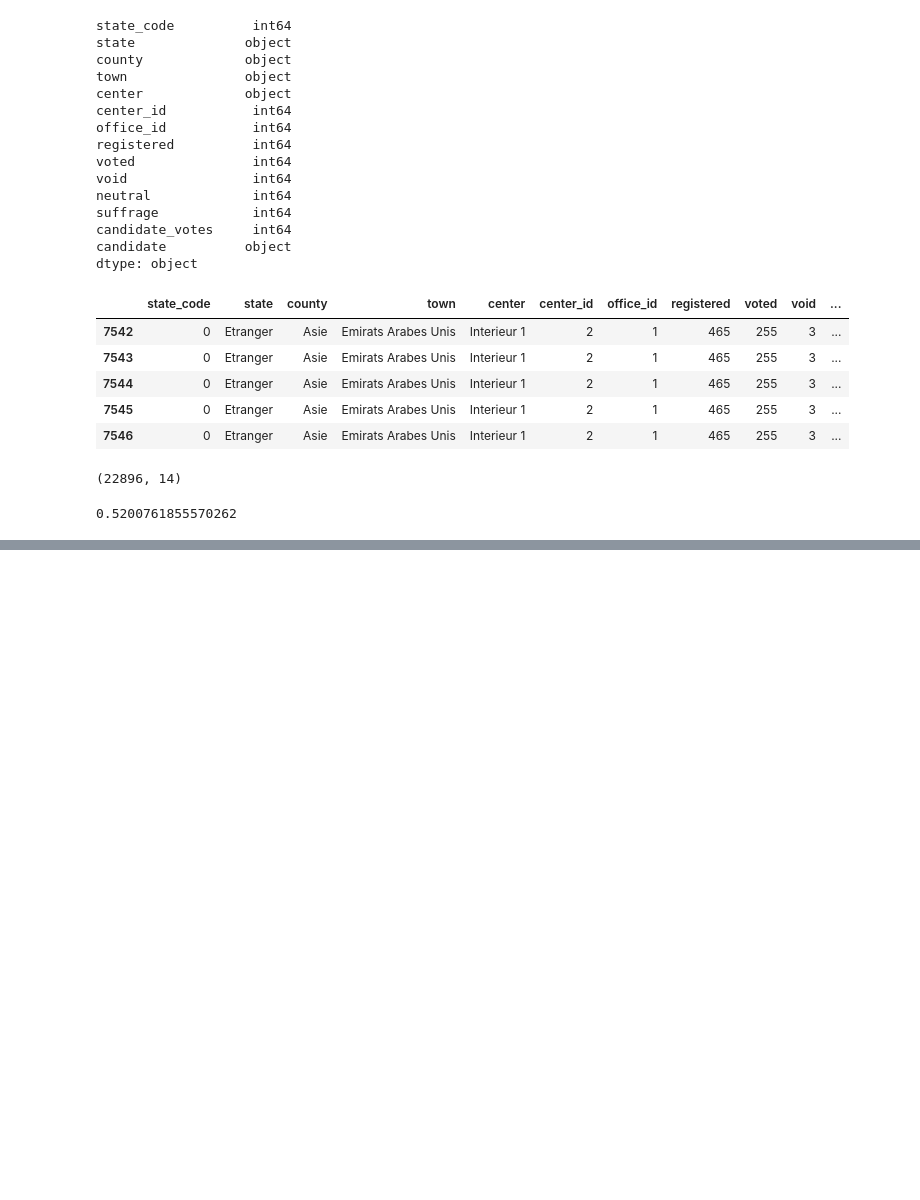
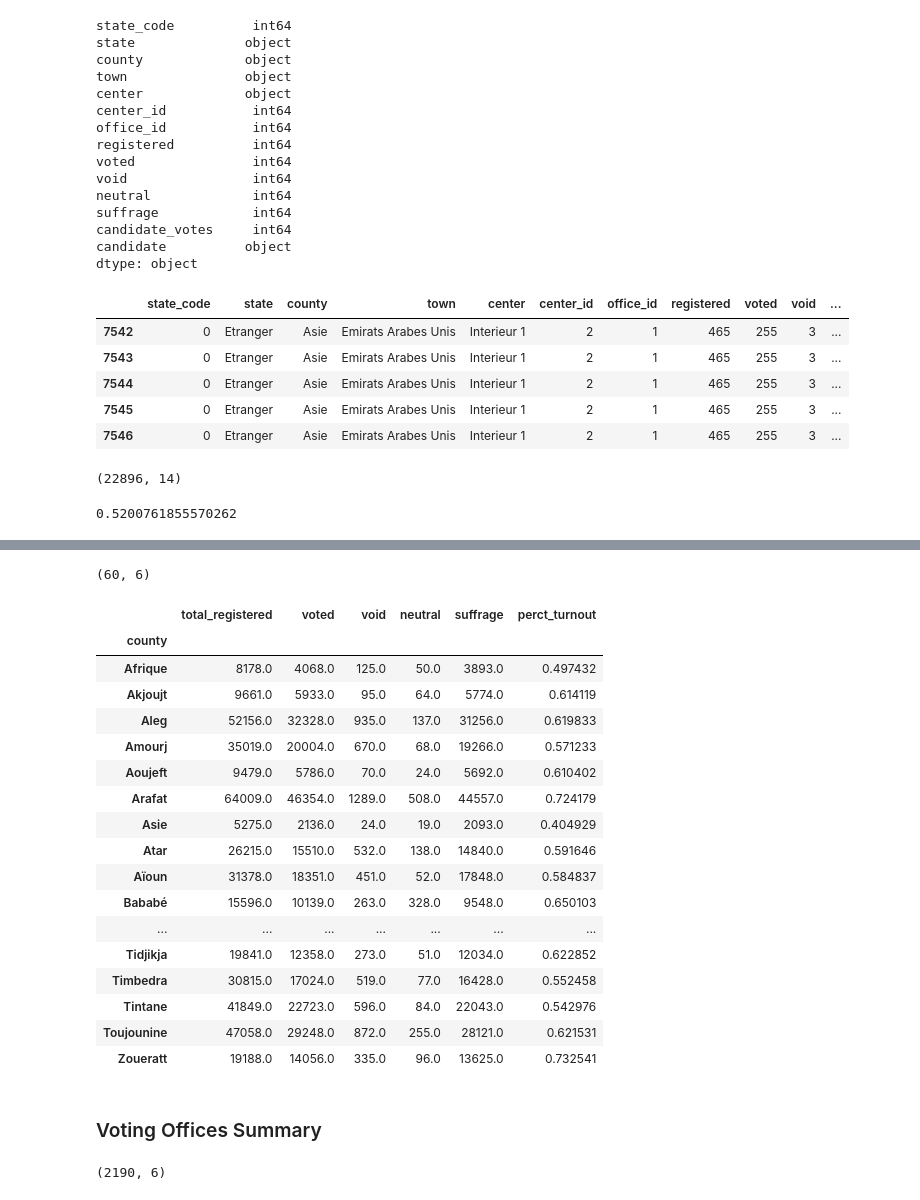
Before and after one commit to Mauritycs/2019_Election_Results, a Jupyter notebook: Notebooks/mainCleanUp.ipynb, the cells around one changed output, grey strips where cells are left out. Drawn from its saved outputs; the diff is of its cells as text; code cells hidden in the pictures; blank space fills up the shorter version.

Commit message:
offices summary dataframe ready

```diff
--- a/Notebooks/mainCleanUp.ipynb
+++ b/Notebooks/mainCleanUp.ipynb
@@ -254,0 +205,25 @@ dtype: int64
+# %%
+# group by county
+counties_groupby = election_data.groupby('county')
+
+# init dataframe
+counties_summary_df = pd.DataFrame()
+
+# get the number of registered voters
+counties_summary_df['total_registered'] = counties_groupby['registered'].sum() / 6
+
+# get the number of people who voted, null, suffrage
+# voted
+counties_summary_df['voted'] = counties_groupby['voted'].sum() / 6
+
+# void column by county
+counties_summary_df['void'] = counties_groupby['void'].sum() / 6
+
+# neutral column
+counties_summary_df['neutral'] = counties_groupby['neutral'].sum() / 6
+
+# suffrage column
+counties_summary_df['suffrage'] = counties_groupby['suffrage'].sum() / 6
+
+# percentage turnout by county
+counties_summary_df['perct_turnout'] = counties_summary_df['voted'] / counties_summary_df['total_registered']
@@ -254,0 +233,27 @@ dtype: int64
+# %%
+counties_summary_df.shape
+# %% [output]
+(60, 6)
+# %%
+counties_summary_df
+# %% [output]
+|  | total_registered | voted | void | neutral | suffrage | perct_turnout |
+| county |  |  |  |  |  |  |
+| Afrique | 8178.0 | 4068.0 | 125.0 | 50.0 | 3893.0 | 0.497432 |
+| Akjoujt | 9661.0 | 5933.0 | 95.0 | 64.0 | 5774.0 | 0.614119 |
+| Aleg | 52156.0 | 32328.0 | 935.0 | 137.0 | 31256.0 | 0.619833 |
+| Amourj | 35019.0 | 20004.0 | 670.0 | 68.0 | 19266.0 | 0.571233 |
+| Aoujeft | 9479.0 | 5786.0 | 70.0 | 24.0 | 5692.0 | 0.610402 |
+| Arafat | 64009.0 | 46354.0 | 1289.0 | 508.0 | 44557.0 | 0.724179 |
+| Asie | 5275.0 | 2136.0 | 24.0 | 19.0 | 2093.0 | 0.404929 |
+| Atar | 26215.0 | 15510.0 | 532.0 | 138.0 | 14840.0 | 0.591646 |
+| Aïoun | 31378.0 | 18351.0 | 451.0 | 52.0 | 17848.0 | 0.584837 |
+| Bababé | 15596.0 | 10139.0 | 263.0 | 328.0 | 9548.0 | 0.650103 |
+| ... | ... | ... | ... | ... | ... | ... |
+| Tidjikja | 19841.0 | 12358.0 | 273.0 | 51.0 | 12034.0 | 0.622852 |
+| Timbedra | 30815.0 | 17024.0 | 519.0 | 77.0 | 16428.0 | 0.552458 |
+| Tintane | 41849.0 | 22723.0 | 596.0 | 84.0 | 22043.0 | 0.542976 |
+| Toujounine | 47058.0 | 29248.0 | 872.0 | 255.0 | 28121.0 | 0.621531 |
+| Zoueratt | 19188.0 | 14056.0 | 335.0 | 96.0 | 13625.0 | 0.732541 |
+# %% [markdown]
+### Voting Offices Summary
@@ -254,0 +285,4 @@ dtype: int64
+# %%
+offices_summary_df.shape
+# %% [output]
+(2190, 6)
```
Also changed, not shown: parts of 7 cells of this notebook, 1 other file.
